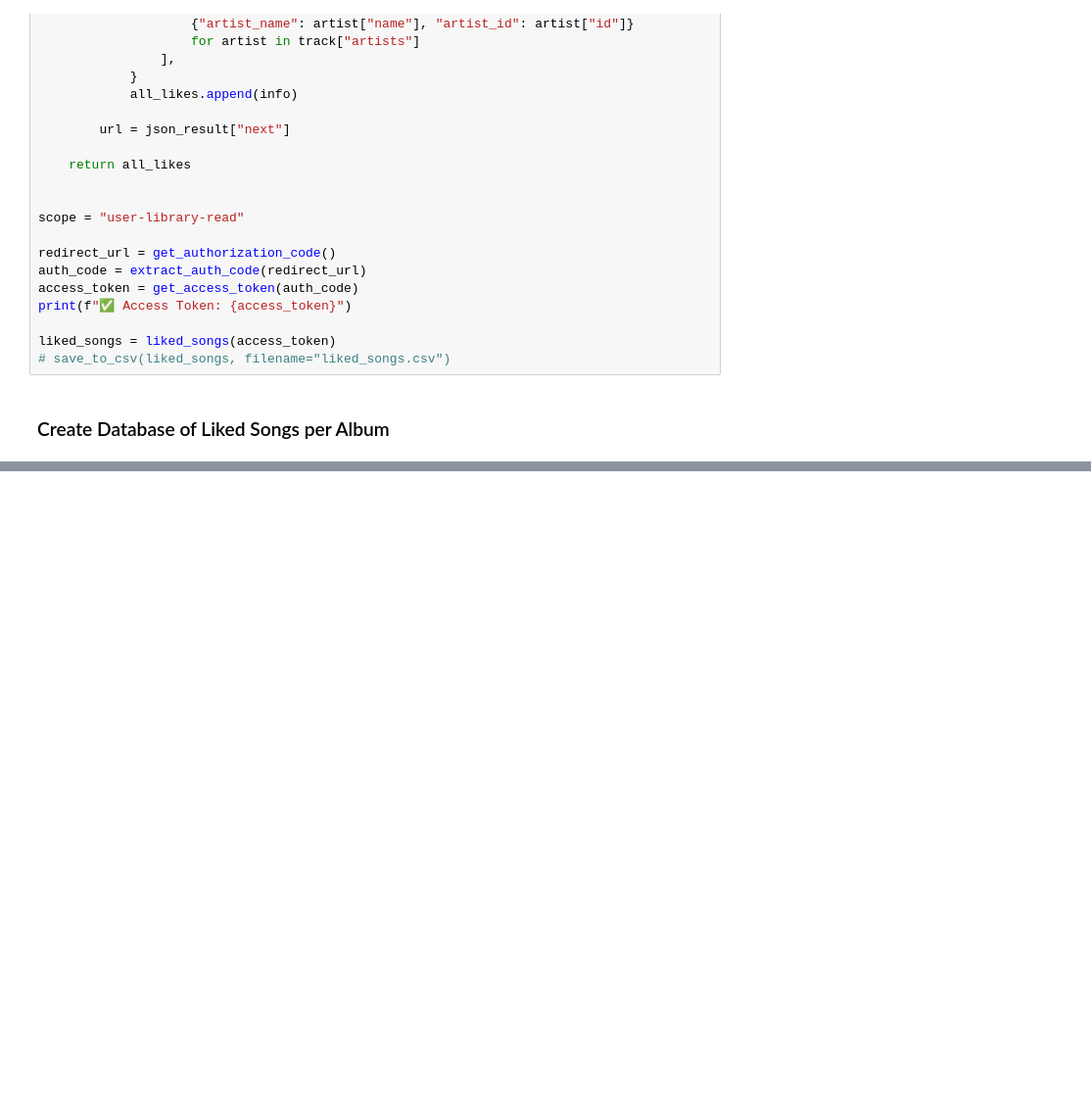
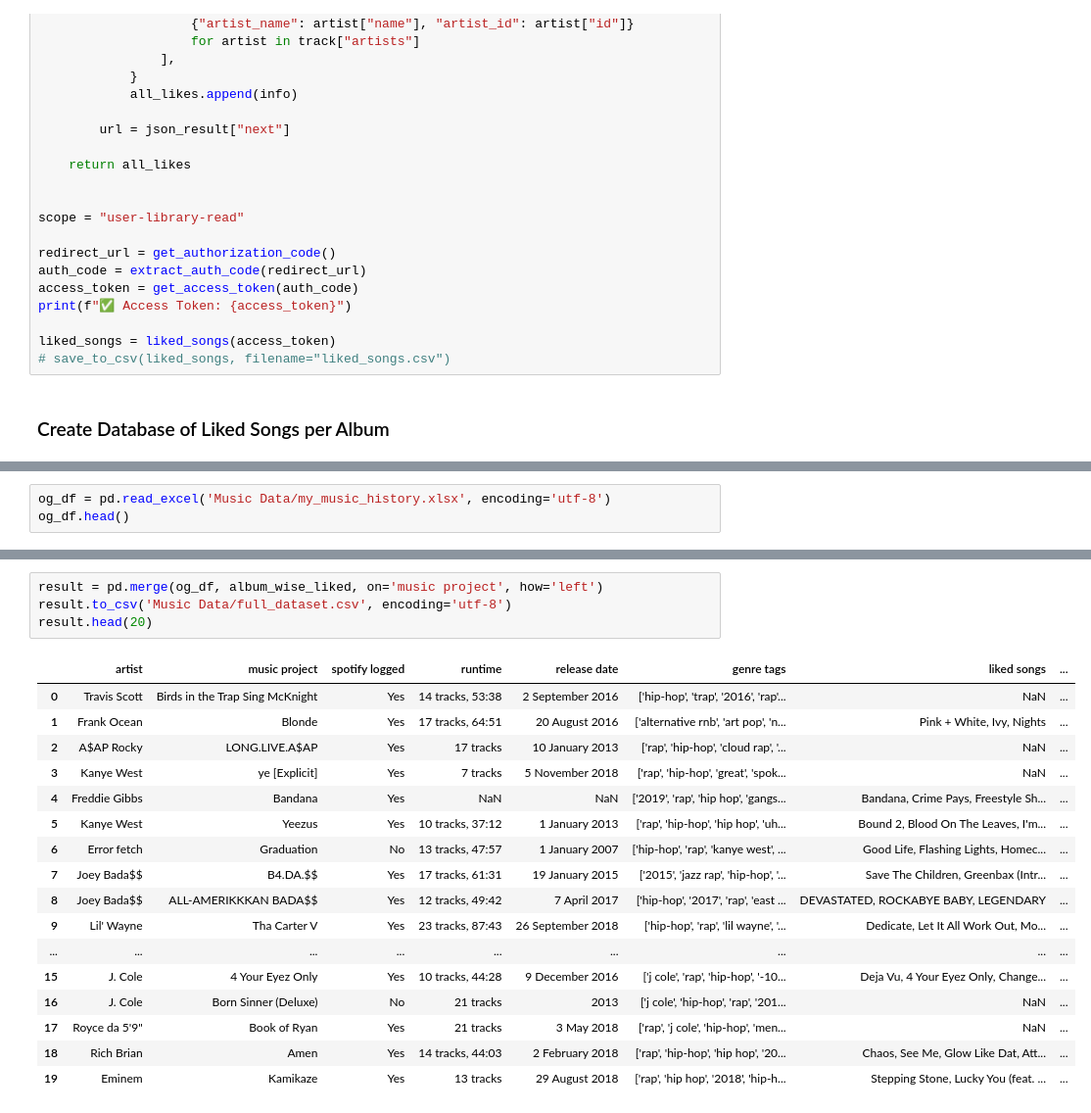
Before and after one commit to yashaswat/Music-History, a Jupyter notebook: make_datasets.ipynb, the cells around one changed output, grey strips where cells are left out. Shown: that part at 98% size. Saved outputs shown, nothing was run; the diff lists cells and outputs as text; blank space fills up the shorter version.

```diff
--- a/make_datasets.ipynb
+++ b/make_datasets.ipynb
@@ -203,3 +205,6 @@ album_wise_liked.head(10)
 | 7 | Make Way for Dionne Warwick | Walk on By | 67.00 |
 | 8 | Evr’y Time We Say Goodbye - All-T... | Georgia on My Mind | 56.00 |
 | 9 | The Genesis of Aretha: 1960-1966 | One Step Ahead | 47.00 |
+# %%
+og_df = pd.read_excel('Music Data/my_music_history.xlsx', encoding='utf-8')
+og_df.head()
@@ -205,0 +218,22 @@ album_wise_liked.head(10)
+# %%
+result = pd.merge(og_df, album_wise_liked, on='music project', how='left')
+result.to_csv('Music Data/full_dataset.csv', encoding='utf-8')
+result.head(20)
+# %% [output]
+|  | artist | music project | spotify logged | runtime | release date | genre tags | liked songs | ... |
+| 0 | Travis Scott | Birds in the Trap Sing McKnight | Yes | 14 tracks, 53:38 | 2 September 2016 | ['hip-hop', 'trap', '2016', 'rap'... | NaN | ... |
+| 1 | Frank Ocean | Blonde | Yes | 17 tracks, 64:51 | 20 August 2016 | ['alternative rnb', 'art pop', 'n... | Pink + White, Ivy, Nights | ... |
+| 2 | A$AP Rocky | LONG.LIVE.A$AP | Yes | 17 tracks | 10 January 2013 | ['rap', 'hip-hop', 'cloud rap', '... | NaN | ... |
+| 3 | Kanye West | ye [Explicit] | Yes | 7 tracks | 5 November 2018 | ['rap', 'hip-hop', 'great', 'spok... | NaN | ... |
+| 4 | Freddie Gibbs | Bandana | Yes | NaN | NaN | ['2019', 'rap', 'hip hop', 'gangs... | Bandana, Crime Pays, Freestyle Sh... | ... |
+| 5 | Kanye West | Yeezus | Yes | 10 tracks, 37:12 | 1 January 2013 | ['rap', 'hip-hop', 'hip hop', 'uh... | Bound 2, Blood On The Leaves, I'm... | ... |
+| 6 | Error fetch | Graduation | No | 13 tracks, 47:57 | 1 January 2007 | ['hip-hop', 'rap', 'kanye west', ... | Good Life, Flashing Lights, Homec... | ... |
+| 7 | Joey Bada$$ | B4.DA.$$ | Yes | 17 tracks, 61:31 | 19 January 2015 | ['2015', 'jazz rap', 'hip-hop', '... | Save The Children, Greenbax (Intr... | ... |
+| 8 | Joey Bada$$ | ALL-AMERIKKKAN BADA$$ | Yes | 12 tracks, 49:42 | 7 April 2017 | ['hip-hop', '2017', 'rap', 'east ... | DEVASTATED, ROCKABYE BABY, LEGENDARY | ... |
+| 9 | Lil' Wayne | Tha Carter V | Yes | 23 tracks, 87:43 | 26 September 2018 | ['hip-hop', 'rap', 'lil wayne', '... | Dedicate, Let It All Work Out, Mo... | ... |
+| ... | ... | ... | ... | ... | ... | ... | ... | ... |
+| 15 | J. Cole | 4 Your Eyez Only | Yes | 10 tracks, 44:28 | 9 December 2016 | ['j cole', 'rap', 'hip-hop', '-10... | Deja Vu, 4 Your Eyez Only, Change... | ... |
+| 16 | J. Cole | Born Sinner (Deluxe) | No | 21 tracks | 2013 | ['j cole', 'hip-hop', 'rap', '201... | NaN | ... |
+| 17 | Royce da 5'9" | Book of Ryan | Yes | 21 tracks | 3 May 2018 | ['rap', 'j cole', 'hip-hop', 'men... | NaN | ... |
+| 18 | Rich Brian | Amen | Yes | 14 tracks, 44:03 | 2 February 2018 | ['rap', 'hip-hop', 'hip hop', '20... | Chaos, See Me, Glow Like Dat, Att... | ... |
+| 19 | Eminem | Kamikaze | Yes | 13 tracks | 29 August 2018 | ['rap', 'hip hop', '2018', 'hip-h... | Stepping Stone, Lucky You (feat. ... | ... |
```
Also changed, not shown: parts of 3 cells of this notebook, 2 other files.
